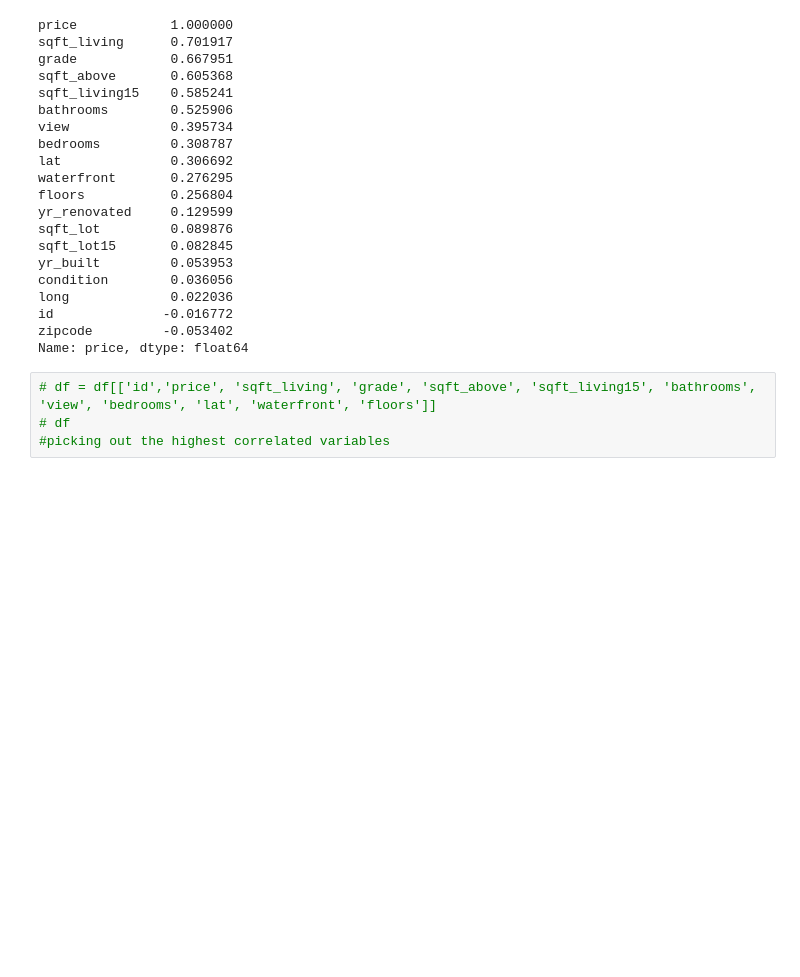
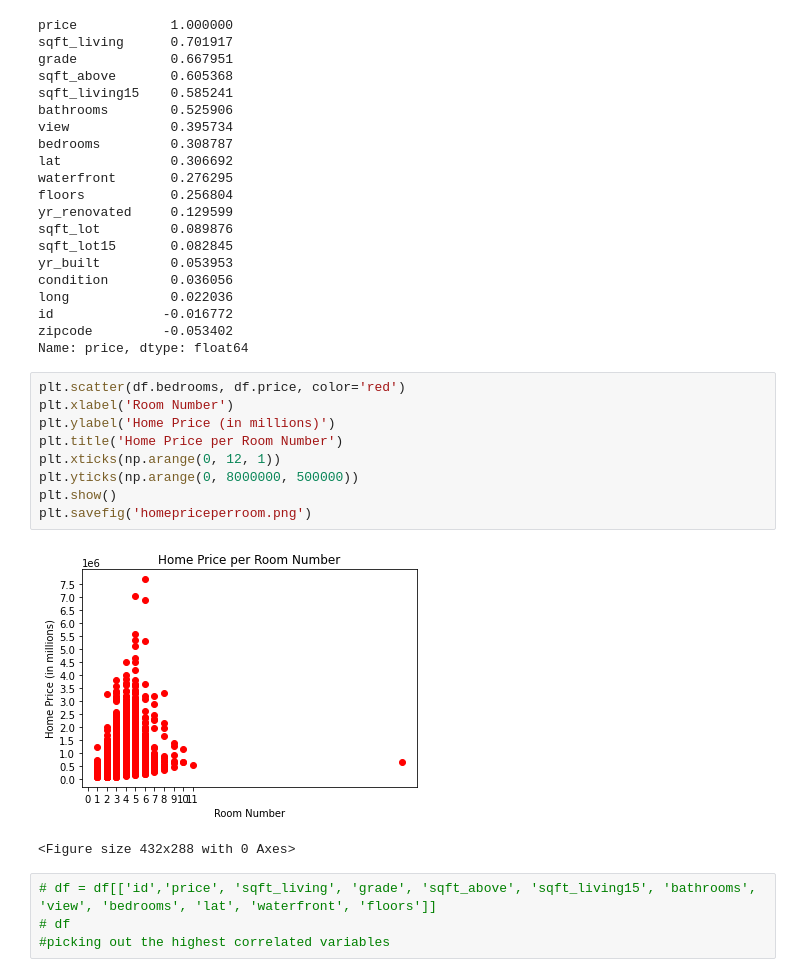
Before and after one commit to learn-co-students/bsc-phase-two-project, a Jupyter notebook: notebooks/exploratory/Joe/01_joe_notebook.ipynb, the cells around one changed output. Saved outputs shown, nothing was run; the diff lists cells and outputs as text; blank space fills up the shorter version.

```diff
--- a/notebooks/exploratory/Joe/01_joe_notebook.ipynb
+++ b/notebooks/exploratory/Joe/01_joe_notebook.ipynb
@@ -63,6 +63,18 @@ long             0.022036
 id              -0.016772
 zipcode         -0.053402
 Name: price, dtype: float64
+# %%
+plt.scatter(df.bedrooms, df.price, color='red')
+plt.xlabel('Room Number')
+plt.ylabel('Home Price (in millions)')
+plt.title('Home Price per Room Number')
+plt.xticks(np.arange(0, 12, 1))
+plt.yticks(np.arange(0, 8000000, 500000))
+plt.show()
+plt.savefig('homepriceperroom.png')
+# %% [output]
+[figure, added]
+<Figure size 432x288 with 0 Axes>
 # %%
 # df = df[['id','price', 'sqft_living', 'grade', 'sqft_above', 'sqft_living15', 'bathrooms', 'view', 'bedrooms', 'lat', 'waterfront', 'floors']]
 # df
```
Also changed, not shown: parts of 25 cells of this notebook, 2 other files.
